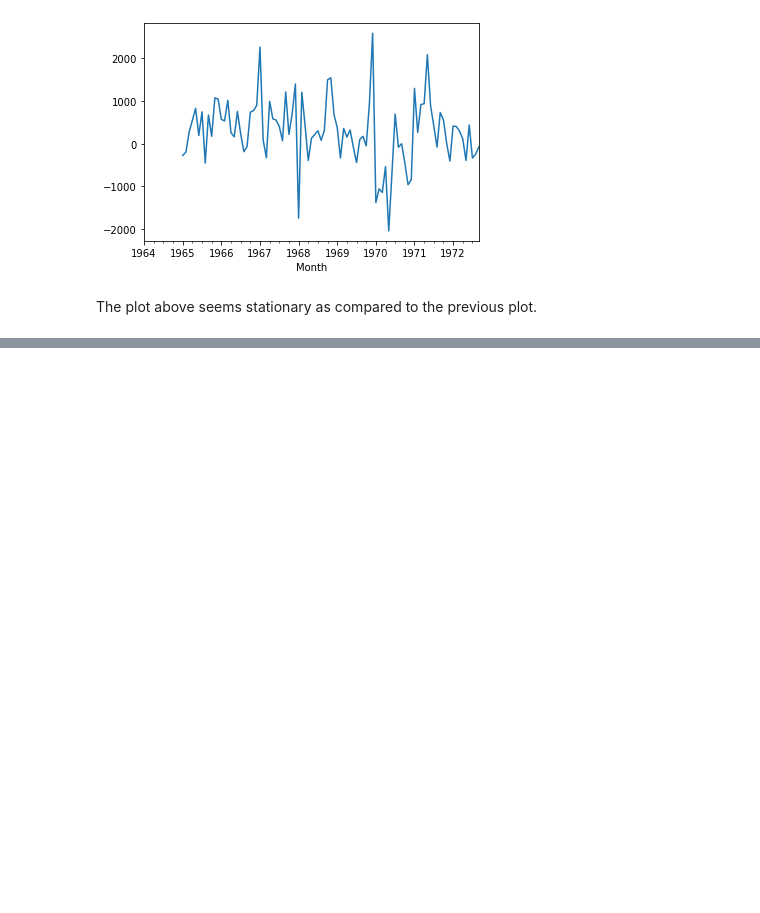
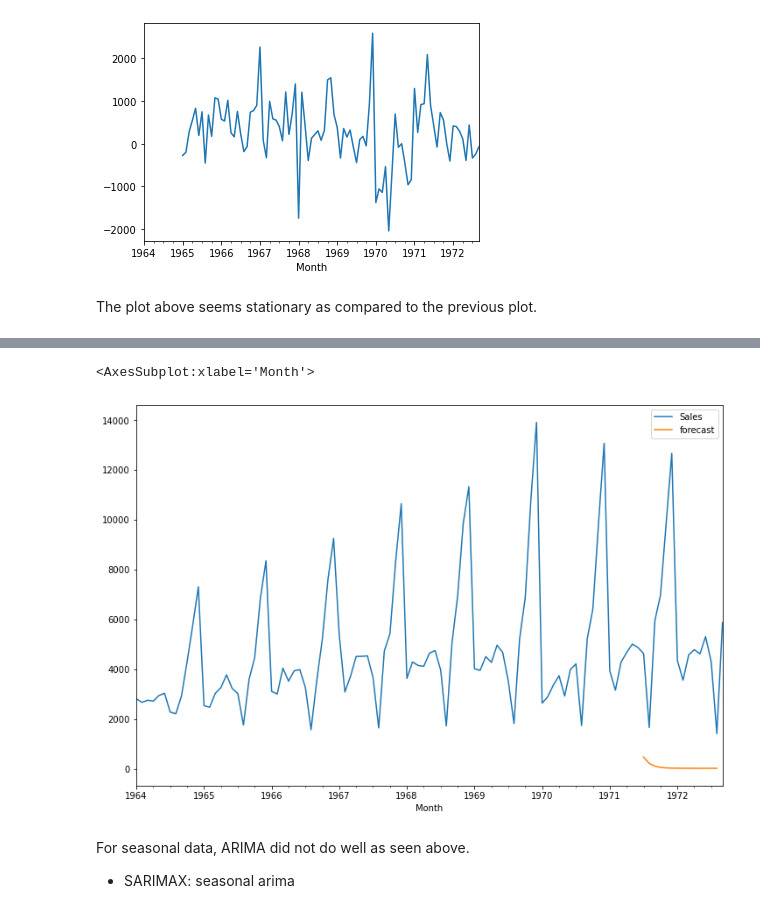
Before and after one commit to puneetsran/time_series_sales, a Jupyter notebook: time_series_champagne.ipynb, the cells around one changed output, grey strips where cells are left out. Cells and saved outputs as stored; diff of their text form; code cells hidden in the pictures; blank space fills up the shorter version.

Commit message:
Apply ARIMA model on data

```diff
--- a/time_series_champagne.ipynb
+++ b/time_series_champagne.ipynb
@@ -231,0 +279,2 @@ The plot above seems stationary as compared to the previous plot.
+# %%
+model = ARIMA(df['Sales'], order = (1,1,1))
@@ -231,0 +300,2 @@ The plot above seems stationary as compared to the previous plot.
+# %%
+model = model.fit()
@@ -231,0 +344,3 @@ The plot above seems stationary as compared to the previous plot.
+# %%
+# forecast
+df['forecast'] = model.predict(start = 90, end=103, dynamic = True)
@@ -231,0 +368,8 @@ The plot above seems stationary as compared to the previous plot.
+# %%
+df[['Sales', 'forecast']].plot(figsize = (12,8))
+# %% [output]
+<AxesSubplot:xlabel='Month'>
+[figure, added]
+# %% [markdown]
+For seasonal data, ARIMA did not do well as seen above.
+- SARIMAX: seasonal arima
```
Also changed, not shown: parts of 12 cells of this notebook.
